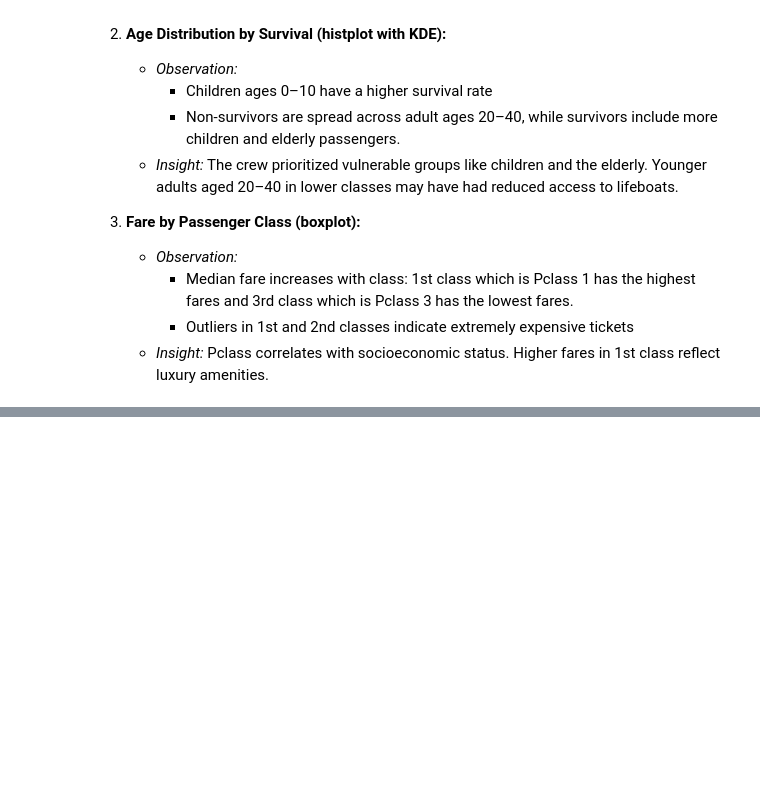
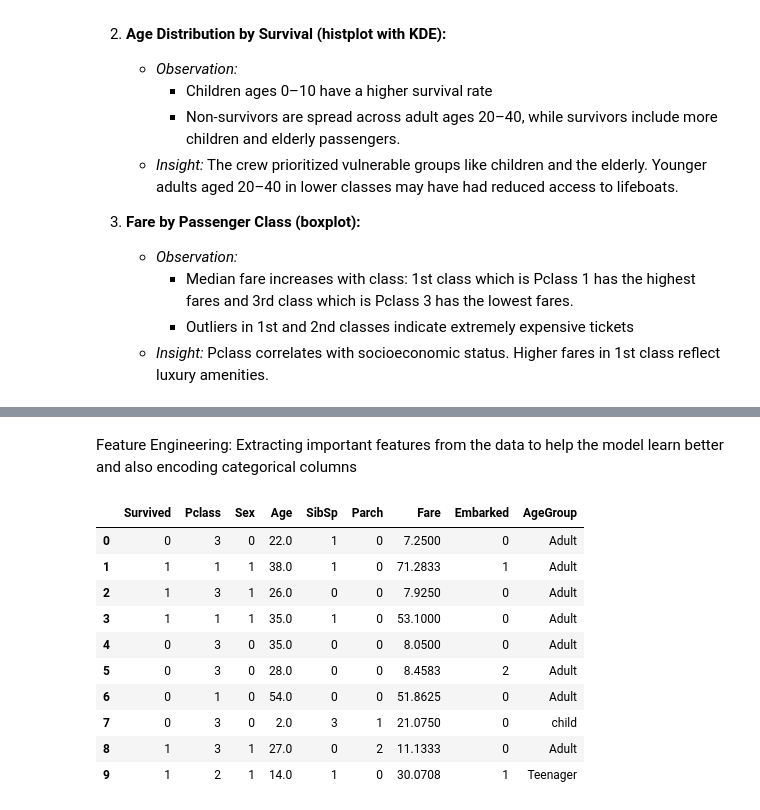
Before and after one commit to Richmondiroegbu/data-science-and-machine-learning-project, a Jupyter notebook: data_science_and_machine_learning_project_titanic_dataset.ipynb, the cells around one changed output, grey strips where cells are left out. Cells and saved outputs as stored; diff of their text form; code cells hidden in the pictures; blank space fills up the shorter version.

Commit message:
Performing Feature Engineering

```diff
--- a/data_science_and_machine_learning_project_titanic_dataset.ipynb
+++ b/data_science_and_machine_learning_project_titanic_dataset.ipynb
@@ -110,0 +120,37 @@ plt.show()
+# %% [markdown]
+Feature Engineering: Extracting important features from the data to help the model learn better and also encoding categorical columns
+# %%
+# ===============================
+# 5. FEATURE ENGINEERING
+# ===============================
+
+# Encode Sex and Embarked
+df['Sex'] = df['Sex'].map({'male': 0, 'female': 1})
+df['Embarked'] = df['Embarked'].fillna(df['Embarked'].mode()[0])
+df['Embarked'] = df['Embarked'].map({'S': 0, 'C': 1, 'Q': 2})
+
+# Fill Age and Fare
+df['Age'] = df['Age'].fillna(df['Age'].median())
+df['Fare'] = df['Fare'].fillna(df['Fare'].median())
+
+# Extracting Age Groups
+bin = [0, 11, 18, 60, 100]
+label = ["child", "Teenager", "Adult", "Elderly"]
+df["AgeGroup"] = pd.cut(df["Age"], bins=bin, labels=label, right=True, include_lowest=True)
+
+# Drop unneeded columns
+df.drop(['Cabin', 'Ticket', 'Name', 'PassengerId'], axis=1, inplace=True)
+# %%
+df.head(10)
+# %% [output]
+|  | Survived | Pclass | Sex | Age | SibSp | Parch | Fare | Embarked | AgeGroup |
+| 0 | 0 | 3 | 0 | 22.0 | 1 | 0 | 7.2500 | 0 | Adult |
+| 1 | 1 | 1 | 1 | 38.0 | 1 | 0 | 71.2833 | 1 | Adult |
+| 2 | 1 | 3 | 1 | 26.0 | 0 | 0 | 7.9250 | 0 | Adult |
+| 3 | 1 | 1 | 1 | 35.0 | 1 | 0 | 53.1000 | 0 | Adult |
+| 4 | 0 | 3 | 0 | 35.0 | 0 | 0 | 8.0500 | 0 | Adult |
+| 5 | 0 | 3 | 0 | 28.0 | 0 | 0 | 8.4583 | 2 | Adult |
+| 6 | 0 | 1 | 0 | 54.0 | 0 | 0 | 51.8625 | 0 | Adult |
+| 7 | 0 | 3 | 0 | 2.0 | 3 | 1 | 21.0750 | 0 | child |
+| 8 | 1 | 3 | 1 | 27.0 | 0 | 2 | 11.1333 | 0 | Adult |
+| 9 | 1 | 2 | 1 | 14.0 | 1 | 0 | 30.0708 | 1 | Teenager |
```
Also changed, not shown: parts of 1 cell of this notebook.
